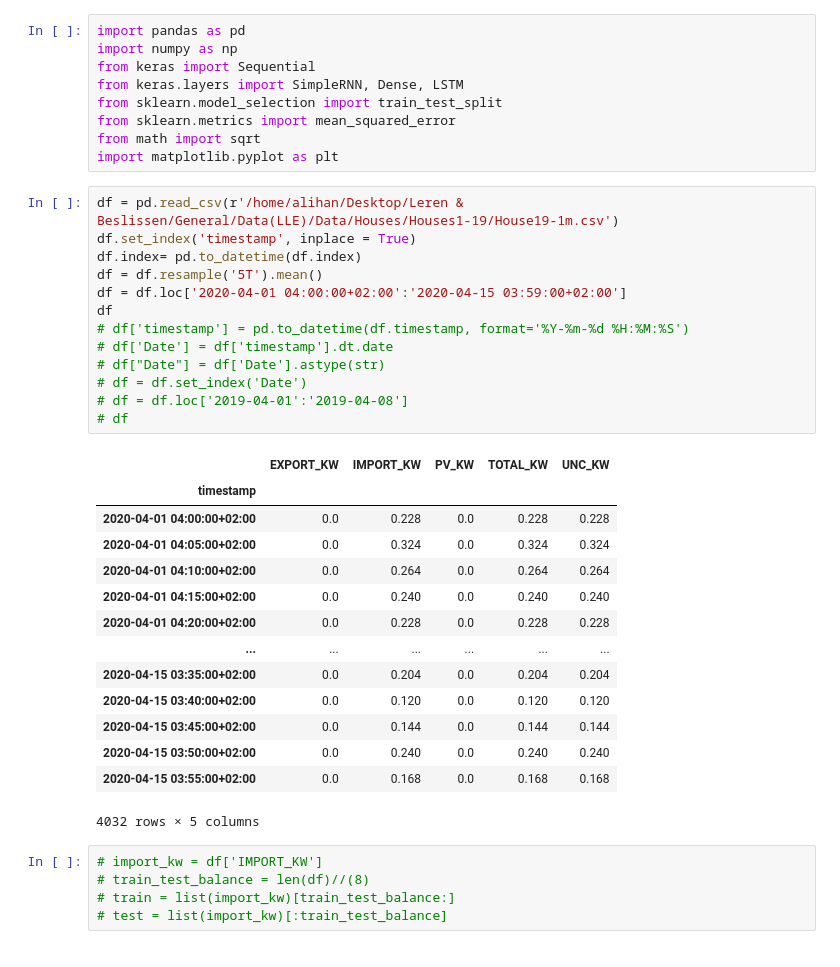
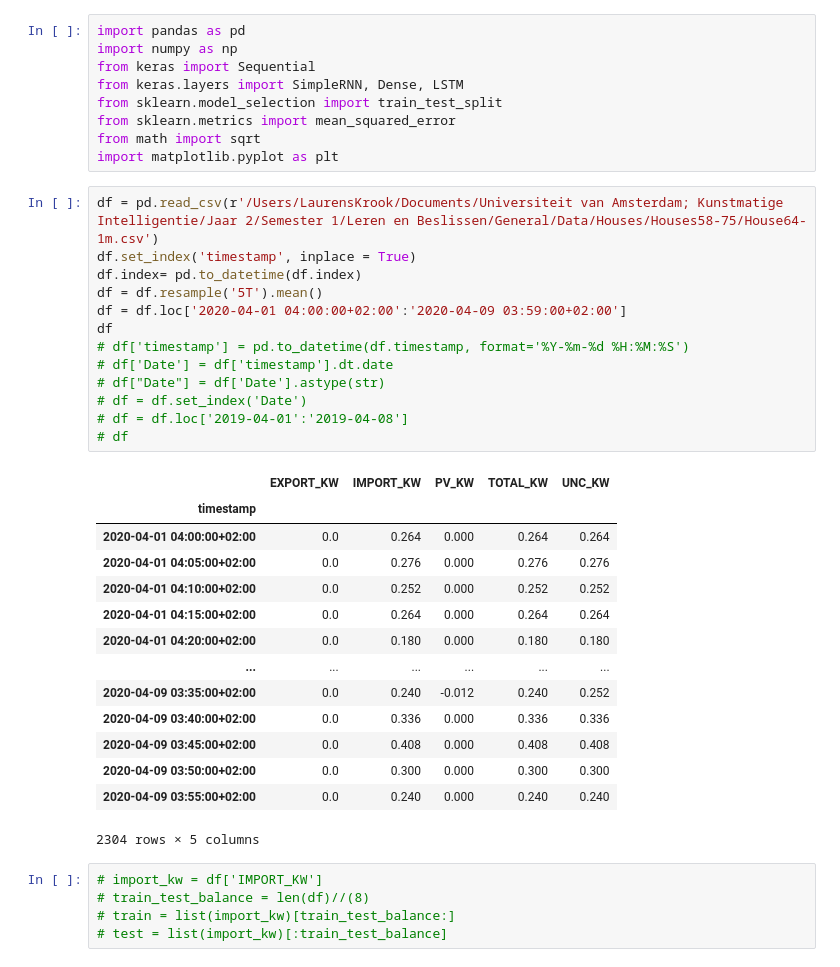
Before and after one commit to LaurensKrook/RenAIssance, a Jupyter notebook: Final/Final Import.ipynb, the cells around one changed output. Drawn from its saved outputs; the diff is of its cells as text.

```diff
--- a/Final/Final Import.ipynb
+++ b/Final/Final Import.ipynb
@@ -10,33 +10,33 @@ from sklearn.metrics import mean_squared_error
 from math import sqrt
 import matplotlib.pyplot as plt
 # %%
-df = pd.read_csv(r'/home/alihan/Desktop/Leren & Beslissen/General/Data(LLE)/Data/Houses/Houses1-19/House19-1m.csv')
+df = pd.read_csv(r'/Users/LaurensKrook/Documents/Universiteit van Amsterdam; Kunstmatige Intelligentie/Jaar 2/Semester 1/Leren en Beslissen/General/Data/Houses/Houses58-75/House64-1m.csv')
 df.set_index('timestamp', inplace = True)
 df.index= pd.to_datetime(df.index)
 df = df.resample('5T').mean()
-df = df.loc['2020-04-01 04:00:00+02:00':'2020-04-15 03:59:00+02:00']
+df = df.loc['2020-04-01 04:00:00+02:00':'2020-04-09 03:59:00+02:00']
 df
 # df['timestamp'] = pd.to_datetime(df.timestamp, format='%Y-%m-%d %H:%M:%S')
 # df['Date'] = df['timestamp'].dt.date
 # df["Date"] = df['Date'].astype(str)
 # df = df.set_index('Date')
 # df = df.loc['2019-04-01':'2019-04-08']
 # df
 # %% [output]
 |  | EXPORT_KW | IMPORT_KW | PV_KW | TOTAL_KW | UNC_KW |
 | timestamp |  |  |  |  |  |
-| 2020-04-01 04:00:00+02:00 | 0.0 | 0.228 | 0.0 | 0.228 | 0.228 |
-| 2020-04-01 04:05:00+02:00 | 0.0 | 0.324 | 0.0 | 0.324 | 0.324 |
-| 2020-04-01 04:10:00+02:00 | 0.0 | 0.264 | 0.0 | 0.264 | 0.264 |
-| 2020-04-01 04:15:00+02:00 | 0.0 | 0.240 | 0.0 | 0.240 | 0.240 |
-| 2020-04-01 04:20:00+02:00 | 0.0 | 0.228 | 0.0 | 0.228 | 0.228 |
+| 2020-04-01 04:00:00+02:00 | 0.0 | 0.264 | 0.000 | 0.264 | 0.264 |
+| 2020-04-01 04:05:00+02:00 | 0.0 | 0.276 | 0.000 | 0.276 | 0.276 |
+| 2020-04-01 04:10:00+02:00 | 0.0 | 0.252 | 0.000 | 0.252 | 0.252 |
+| 2020-04-01 04:15:00+02:00 | 0.0 | 0.264 | 0.000 | 0.264 | 0.264 |
+| 2020-04-01 04:20:00+02:00 | 0.0 | 0.180 | 0.000 | 0.180 | 0.180 |
 | ... | ... | ... | ... | ... | ... |
-| 2020-04-15 03:35:00+02:00 | 0.0 | 0.204 | 0.0 | 0.204 | 0.204 |
-| 2020-04-15 03:40:00+02:00 | 0.0 | 0.120 | 0.0 | 0.120 | 0.120 |
-| 2020-04-15 03:45:00+02:00 | 0.0 | 0.144 | 0.0 | 0.144 | 0.144 |
-| 2020-04-15 03:50:00+02:00 | 0.0 | 0.240 | 0.0 | 0.240 | 0.240 |
-| 2020-04-15 03:55:00+02:00 | 0.0 | 0.168 | 0.0 | 0.168 | 0.168 |
+| 2020-04-09 03:35:00+02:00 | 0.0 | 0.240 | -0.012 | 0.240 | 0.252 |
+| 2020-04-09 03:40:00+02:00 | 0.0 | 0.336 | 0.000 | 0.336 | 0.336 |
+| 2020-04-09 03:45:00+02:00 | 0.0 | 0.408 | 0.000 | 0.408 | 0.408 |
+| 2020-04-09 03:50:00+02:00 | 0.0 | 0.300 | 0.000 | 0.300 | 0.300 |
+| 2020-04-09 03:55:00+02:00 | 0.0 | 0.240 | 0.000 | 0.240 | 0.240 |
-4032 rows × 5 columns
+2304 rows × 5 columns
 # %%
 # import_kw = df['IMPORT_KW']
 # train_test_balance = len(df)//(8)
```
Also changed, not shown: parts of 12 cells of this notebook, 2 other files.
